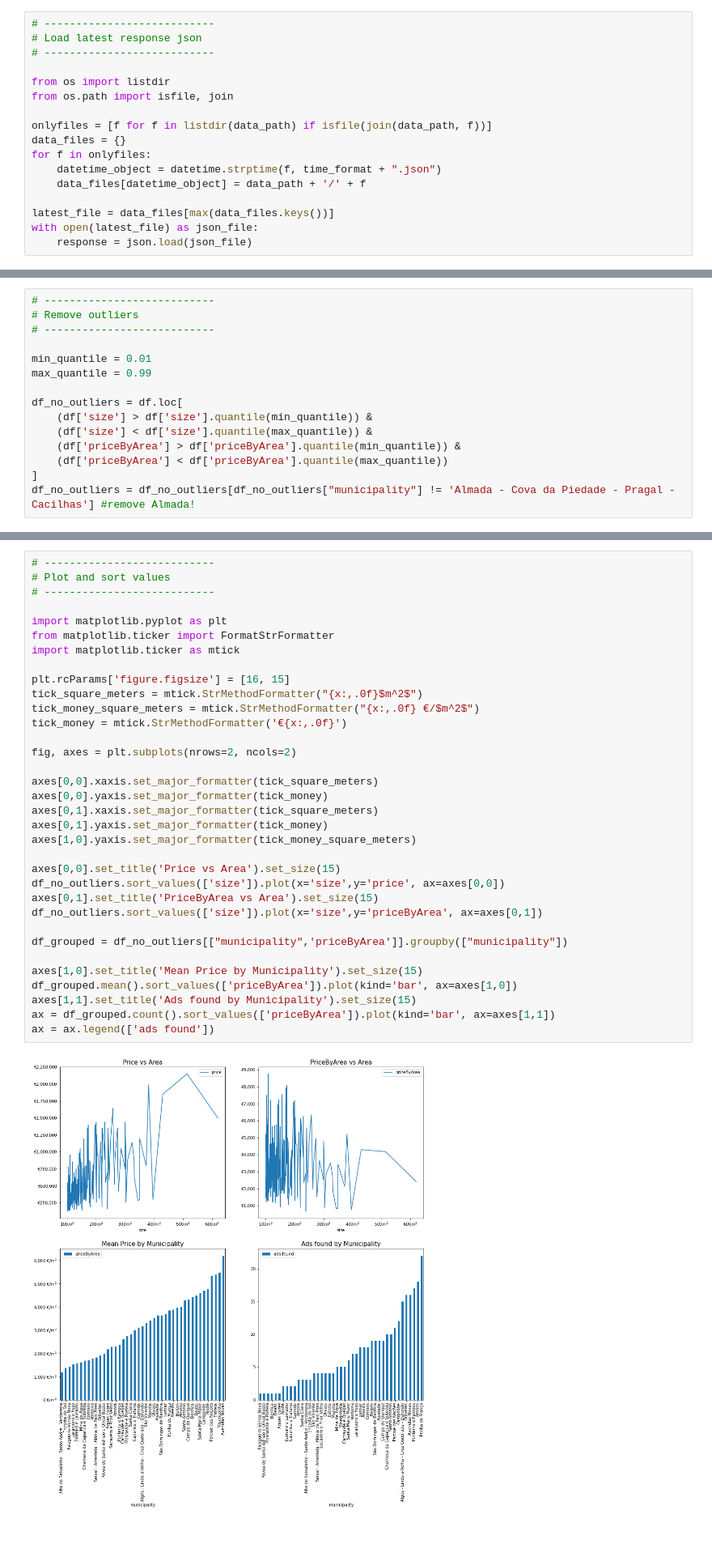
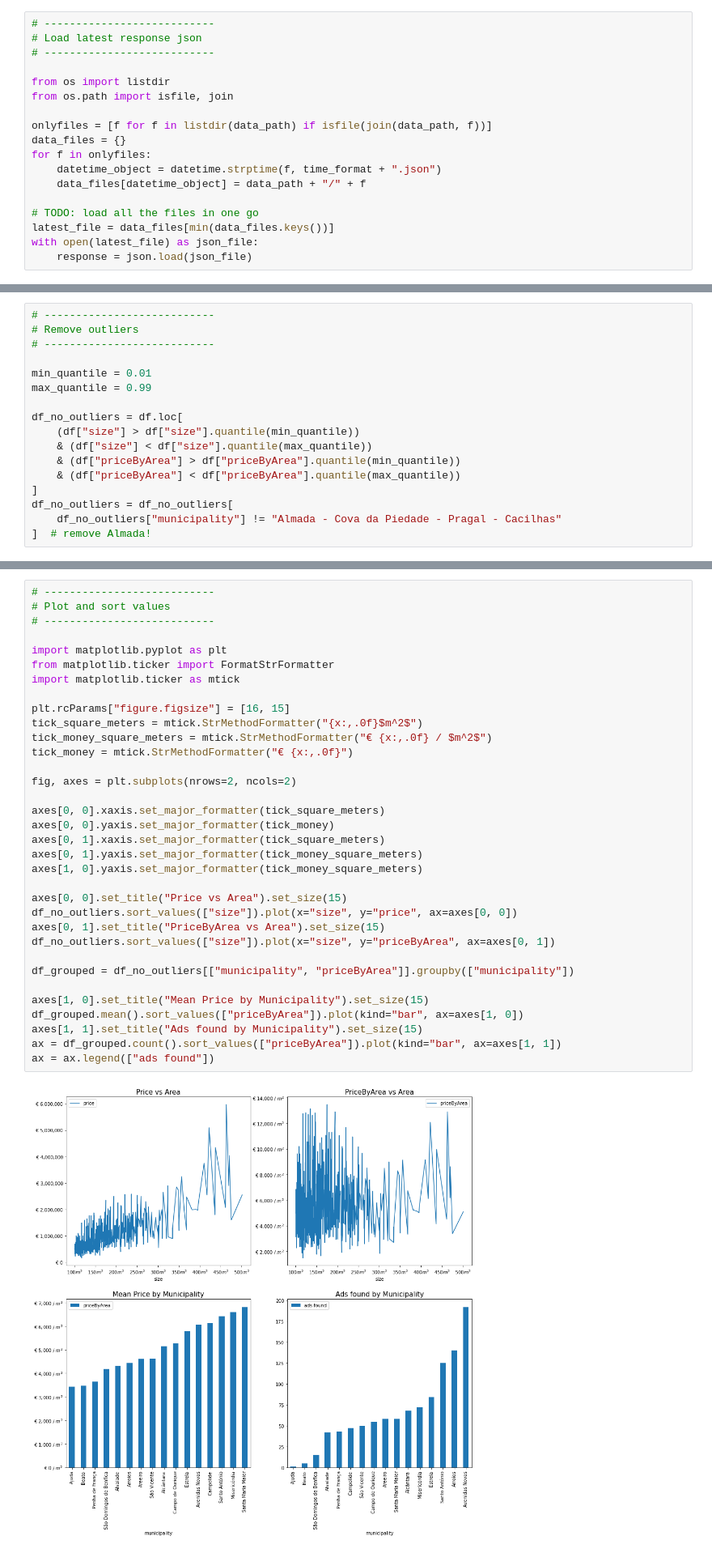
Before and after one commit to daragao/real_estate_web_scrapper, a Jupyter notebook: idealista.ipynb, the cells around one changed output, grey strips where cells are left out. Shown: that part at 81% size. Drawn from its saved outputs; the diff is of its cells as text.

Commit message:
price and size per municipality

```diff
--- a/idealista.ipynb
+++ b/idealista.ipynb
@@ -20,8 +22,9 @@ onlyfiles = [f for f in listdir(data_path) if isfile(join(data_path, f))]
 data_files = {}
 for f in onlyfiles:
     datetime_object = datetime.strptime(f, time_format + ".json")
-    data_files[datetime_object] = data_path + '/' + f
+    data_files[datetime_object] = data_path + "/" + f
 
-latest_file = data_files[max(data_files.keys())]
+# TODO: load all the files in one go
+latest_file = data_files[min(data_files.keys())]
 with open(latest_file) as json_file:
     response = json.load(json_file)
@@ -98,9 +99,11 @@ min_quantile = 0.01
 max_quantile = 0.99
 
 df_no_outliers = df.loc[
-    (df['size'] > df['size'].quantile(min_quantile)) &
-    (df['size'] < df['size'].quantile(max_quantile)) &
-    (df['priceByArea'] > df['priceByArea'].quantile(min_quantile)) &
-    (df['priceByArea'] < df['priceByArea'].quantile(max_quantile))
+    (df["size"] > df["size"].quantile(min_quantile))
+    & (df["size"] < df["size"].quantile(max_quantile))
+    & (df["priceByArea"] > df["priceByArea"].quantile(min_quantile))
+    & (df["priceByArea"] < df["priceByArea"].quantile(max_quantile))
 ]
-df_no_outliers = df_no_outliers[df_no_outliers["municipality"] != 'Almada - Cova da Piedade - Pragal - Cacilhas'] #remove Almada!
+df_no_outliers = df_no_outliers[
+    df_no_outliers["municipality"] != "Almada - Cova da Piedade - Pragal - Cacilhas"
+]  # remove Almada!
@@ -107,36 +112,36 @@ df_no_outliers = df_no_outliers[df_no_outliers["municipality"] != 'Almada - Cova
 # %%
 # ---------------------------
 # Plot and sort values
 # ---------------------------
 
 import matplotlib.pyplot as plt
 from matplotlib.ticker import FormatStrFormatter
 import matplotlib.ticker as mtick
 
-plt.rcParams['figure.figsize'] = [16, 15]
+plt.rcParams["figure.figsize"] = [16, 15]
 tick_square_meters = mtick.StrMethodFormatter("{x:,.0f}$m^2$")
-tick_money_square_meters = mtick.StrMethodFormatter("{x:,.0f} €/$m^2$")
-tick_money = mtick.StrMethodFormatter('€{x:,.0f}')
+tick_money_square_meters = mtick.StrMethodFormatter("€ {x:,.0f} / $m^2$")
+tick_money = mtick.StrMethodFormatter("€ {x:,.0f}")
 
 fig, axes = plt.subplots(nrows=2, ncols=2)
 
-axes[0,0].xaxis.set_major_formatter(tick_square_meters)
-axes[0,0].yaxis.set_major_formatter(tick_money)
-axes[0,1].xaxis.set_major_formatter(tick_square_meters)
-axes[0,1].yaxis.set_major_formatter(tick_money)
-axes[1,0].yaxis.set_major_formatter(tick_money_square_meters)
+axes[0, 0].xaxis.set_major_formatter(tick_square_meters)
+axes[0, 0].yaxis.set_major_formatter(tick_money)
+axes[0, 1].xaxis.set_major_formatter(tick_square_meters)
+axes[0, 1].yaxis.set_major_formatter(tick_money_square_meters)
+axes[1, 0].yaxis.set_major_formatter(tick_money_square_meters)
 
-axes[0,0].set_title('Price vs Area').set_size(15)
-df_no_outliers.sort_values(['size']).plot(x='size',y='price', ax=axes[0,0])
-axes[0,1].set_title('PriceByArea vs Area').set_size(15)
-df_no_outliers.sort_values(['size']).plot(x='size',y='priceByArea', ax=axes[0,1])
+axes[0, 0].set_title("Price vs Area").set_size(15)
+df_no_outliers.sort_values(["size"]).plot(x="size", y="price", ax=axes[0, 0])
+axes[0, 1].set_title("PriceByArea vs Area").set_size(15)
+df_no_outliers.sort_values(["size"]).plot(x="size", y="priceByArea", ax=axes[0, 1])
 
-df_grouped = df_no_outliers[["municipality",'priceByArea']].groupby(["municipality"])
+df_grouped = df_no_outliers[["municipality", "priceByArea"]].groupby(["municipality"])
 
-axes[1,0].set_title('Mean Price by Municipality').set_size(15)
-df_grouped.mean().sort_values(['priceByArea']).plot(kind='bar', ax=axes[1,0])
-axes[1,1].set_title('Ads found by Municipality').set_size(15)
-ax = df_grouped.count().sort_values(['priceByArea']).plot(kind='bar', ax=axes[1,1])
-ax = ax.legend(['ads found'])
+axes[1, 0].set_title("Mean Price by Municipality").set_size(15)
+df_grouped.mean().sort_values(["priceByArea"]).plot(kind="bar", ax=axes[1, 0])
+axes[1, 1].set_title("Ads found by Municipality").set_size(15)
+ax = df_grouped.count().sort_values(["priceByArea"]).plot(kind="bar", ax=axes[1, 1])
+ax = ax.legend(["ads found"])
 # %% [output]
-[figure, old version]
+[figure, new version]
```
Also changed, not shown: parts of 10 cells of this notebook.
